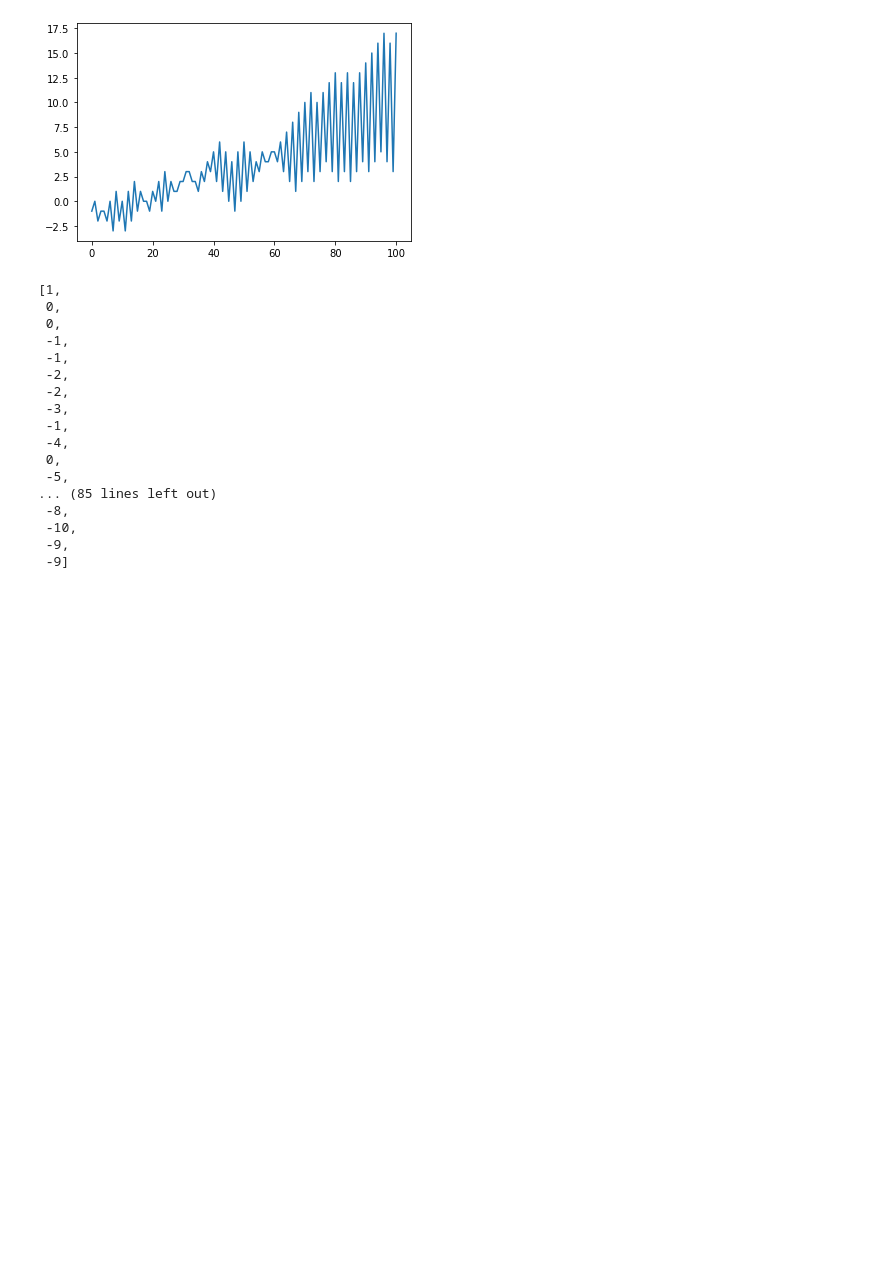
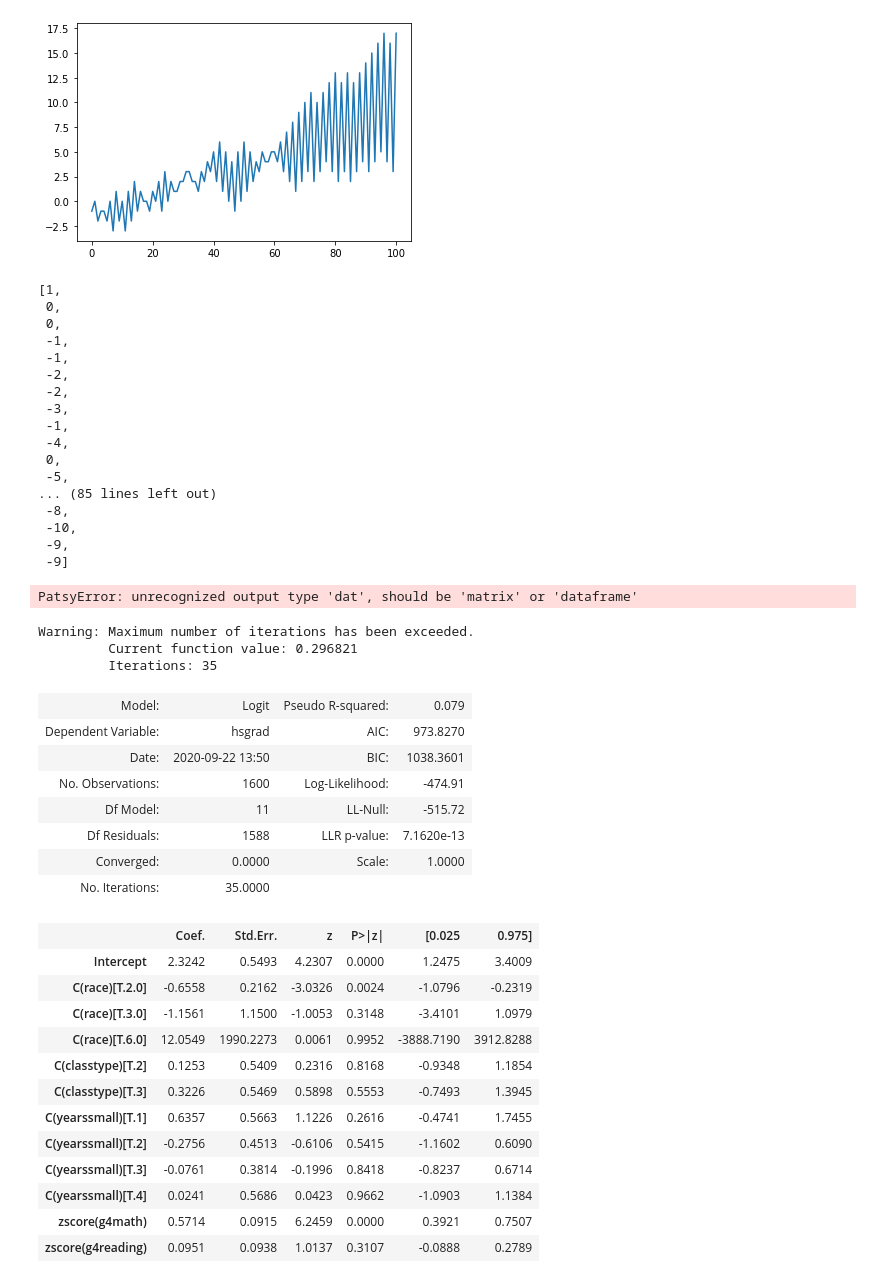
Before and after one commit to fredzett/rmqa, a Jupyter notebook: Untitled.ipynb, the cells around one changed output. Cells and saved outputs as stored; diff of their text form; code cells hidden in the pictures; blank space fills up the shorter version.

```diff
--- a/Untitled.ipynb
+++ b/Untitled.ipynb
@@ -229,0 +210,39 @@ def generate_stock(start=100,n=1000):
+# %%
+path = "./02_Datasets/star.csv"
+df = pd.read_csv(path)
+df = df.dropna()
+y, X = dmatrices('hsgrad ~ C(race) + C(classtype) + C(yearssmall) + zscore(g4math) + zscore(g4reading)', df, return_type="dat")
+X.head()
+# %% [output]
+PatsyError: unrecognized output type 'dat', should be 'matrix' or 'dataframe'
+# %%
+logit = sm.discrete.discrete_model.Logit(y,X).fit()
+# %% [output]
+Warning: Maximum number of iterations has been exceeded.
+         Current function value: 0.296821
+         Iterations: 35
+# %%
+p_sm = logit.params
+logit.summary2()
+# %% [output]
+| Model: | Logit | Pseudo R-squared: | 0.079 |
+| Dependent Variable: | hsgrad | AIC: | 973.8270 |
+| Date: | 2020-09-22 13:50 | BIC: | 1038.3601 |
+| No. Observations: | 1600 | Log-Likelihood: | -474.91 |
+| Df Model: | 11 | LL-Null: | -515.72 |
+| Df Residuals: | 1588 | LLR p-value: | 7.1620e-13 |
+| Converged: | 0.0000 | Scale: | 1.0000 |
+| No. Iterations: | 35.0000 |  |  |
+|  | Coef. | Std.Err. | z | P>|z| | [0.025 | 0.975] |
+| Intercept | 2.3242 | 0.5493 | 4.2307 | 0.0000 | 1.2475 | 3.4009 |
+| C(race)[T.2.0] | -0.6558 | 0.2162 | -3.0326 | 0.0024 | -1.0796 | -0.2319 |
+| C(race)[T.3.0] | -1.1561 | 1.1500 | -1.0053 | 0.3148 | -3.4101 | 1.0979 |
+| C(race)[T.6.0] | 12.0549 | 1990.2273 | 0.0061 | 0.9952 | -3888.7190 | 3912.8288 |
+| C(classtype)[T.2] | 0.1253 | 0.5409 | 0.2316 | 0.8168 | -0.9348 | 1.1854 |
+| C(classtype)[T.3] | 0.3226 | 0.5469 | 0.5898 | 0.5553 | -0.7493 | 1.3945 |
+| C(yearssmall)[T.1] | 0.6357 | 0.5663 | 1.1226 | 0.2616 | -0.4741 | 1.7455 |
+| C(yearssmall)[T.2] | -0.2756 | 0.4513 | -0.6106 | 0.5415 | -1.1602 | 0.6090 |
+| C(yearssmall)[T.3] | -0.0761 | 0.3814 | -0.1996 | 0.8418 | -0.8237 | 0.6714 |
+| C(yearssmall)[T.4] | 0.0241 | 0.5686 | 0.0423 | 0.9662 | -1.0903 | 1.1384 |
+| zscore(g4math) | 0.5714 | 0.0915 | 6.2459 | 0.0000 | 0.3921 | 0.7507 |
+| zscore(g4reading) | 0.0951 | 0.0938 | 1.0137 | 0.3107 | -0.0888 | 0.2789 |
```
Also changed, not shown: parts of 27 cells of this notebook, 2 other files.
